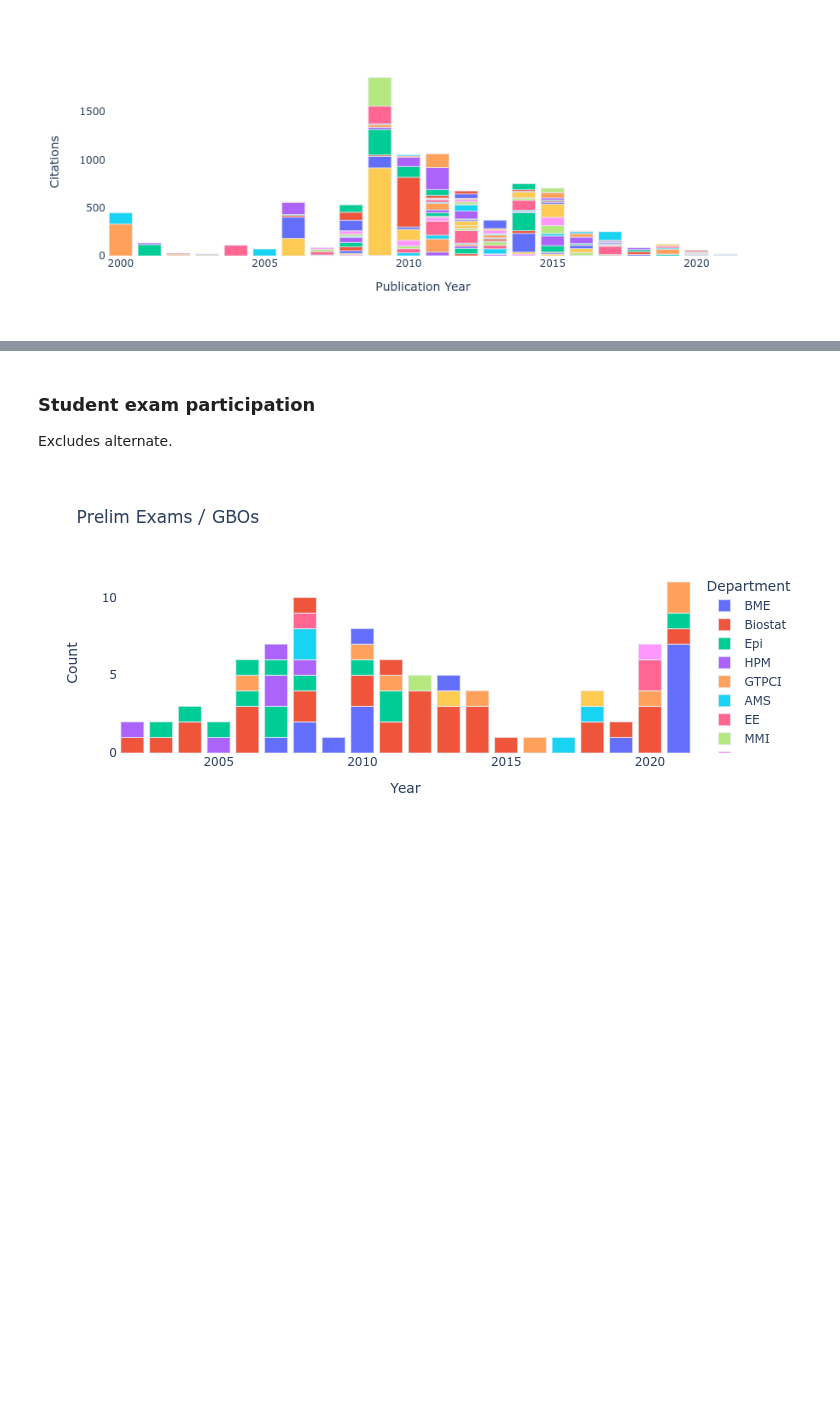
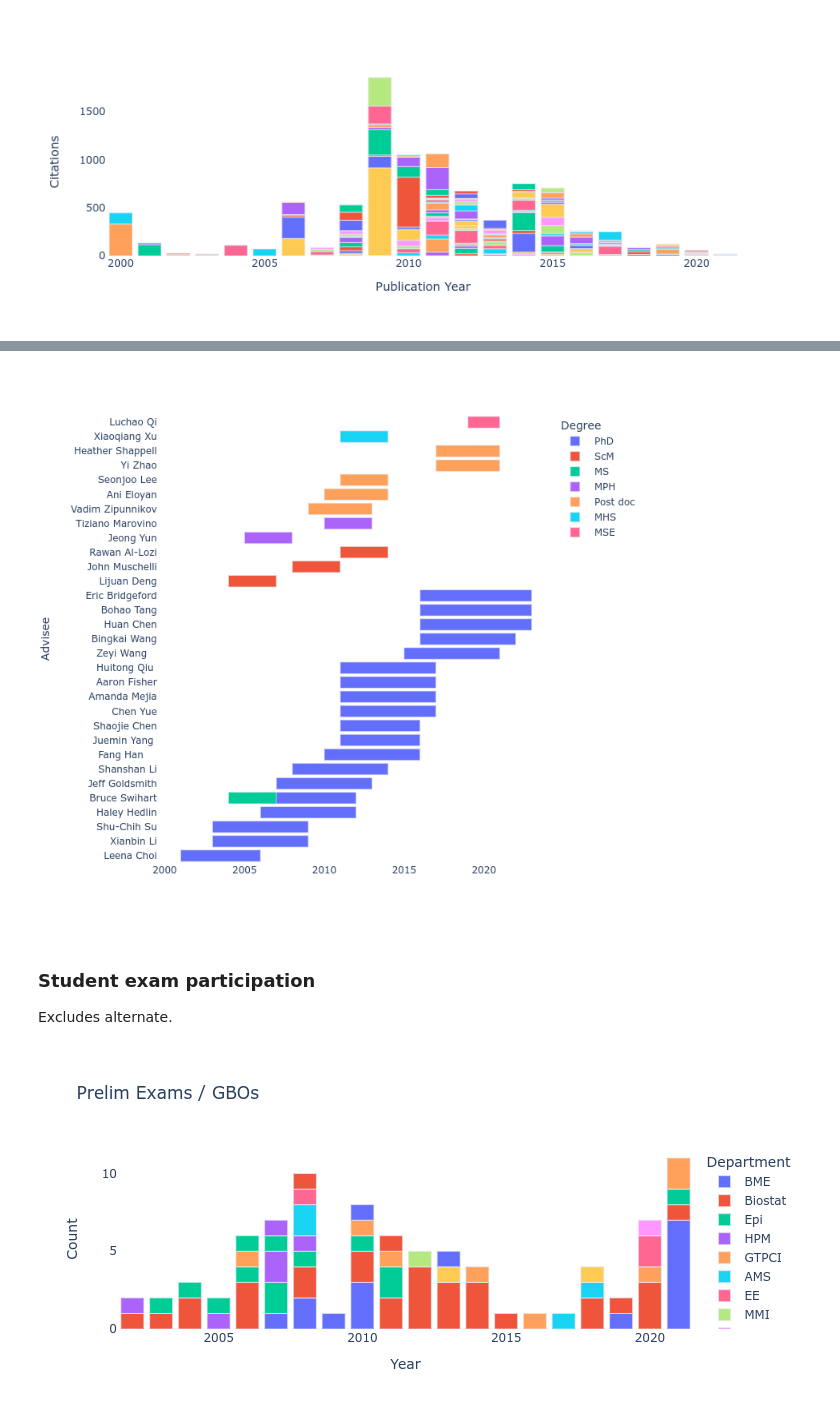
Before and after one commit to bcaffo/cv, a Jupyter notebook: cvJupyter.ipynb, the cells around one changed output, grey strips where cells are left out. Drawn from its saved outputs; the diff is of its cells as text; code cells hidden in the pictures; blank space fills up the shorter version.

```diff
--- a/cvJupyter.ipynb
+++ b/cvJupyter.ipynb
@@ -325,6 +292,29 @@ fig.show()
-# %% [markdown]
-### Student exam participation
-Excludes alternate.
+# %%
+advisees = pd.read_csv("Advisees.txt", sep = "|")
+
+advisees['Start'] = pd.to_datetime("01/01/"+advisees['Start'].astype(str))
+advisees['End'] = pd.to_datetime("12/31/"+advisees['End'].astype(str))
+advisees = advisees.sort_values(by = ['Start', 'End'])
+
+
+fig = px.timeline(advisees,
+                  x_start="Start",
+                  x_end="End",
+                  y='Advisee',
+                  color="Degree",
+                  height=700,
+                  hover_data = ['Title'])
+
+fig = fig.update_layout({
+    'plot_bgcolor' : 'rgba(0, 0, 0, 0)',
+    'paper_bgcolor' : 'rgba(0, 0, 0, 0)'})
+
+fig.show()
+# %% [output]
+[figure, added]
+# %% [markdown]
+### Student exam participation
+Excludes alternate.
 # %%
 exams = pd.read_csv("exams.csv")
 exams['Exam'] = exams['Exam'].str.strip()
```
Also changed, not shown: parts of 15 cells of this notebook, 8 other files.
